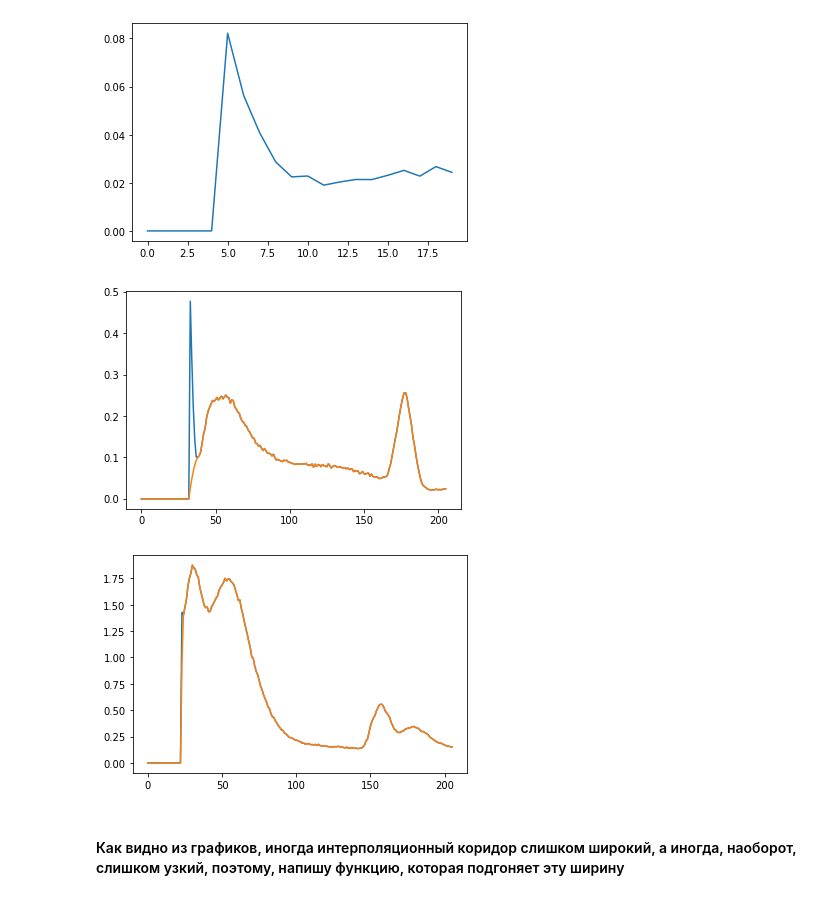
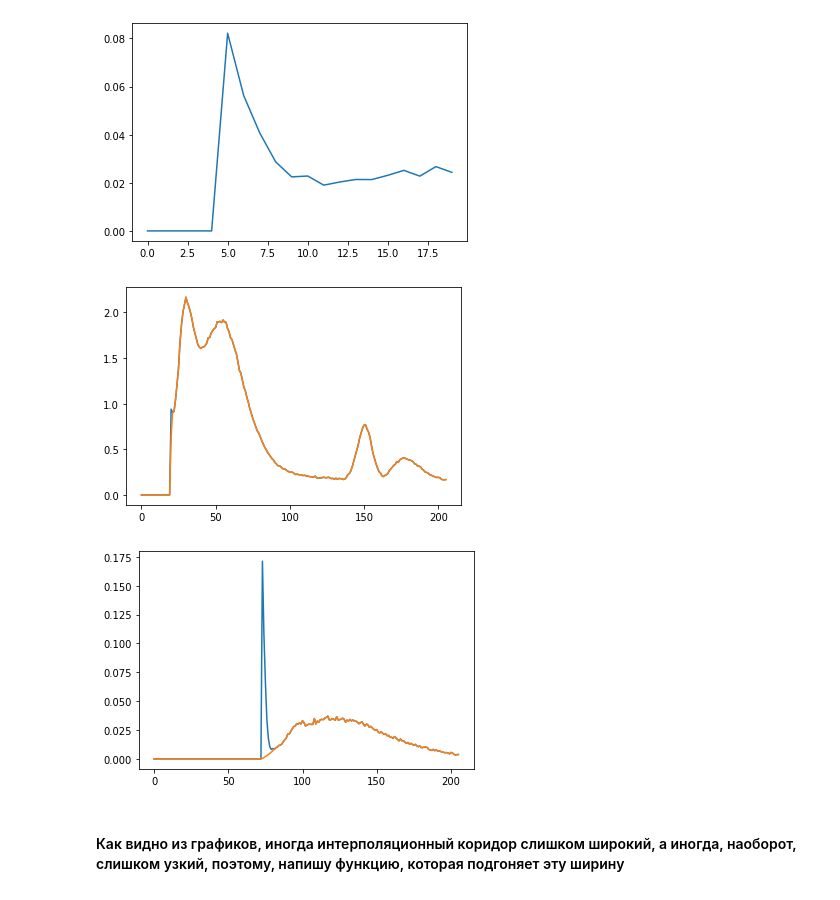
Before and after one commit to 89605502155/ML-repositry, a Jupyter notebook: new_interpolation.ipynb, the cells around one changed output. Cells and saved outputs as stored; diff of their text form; code cells hidden in the pictures.

```diff
--- a/new_interpolation.ipynb
+++ b/new_interpolation.ipynb
@@ -70,21 +70,3 @@ plt.show();
 # %%
 koef=3 #количество столбцов, которые будут отрезаны
 X=X[:,:,koef:]
-# %%
-ll=xw.columns.values[koef:] #колонки
-lrl=xw.index.values #строчки
-lrl=lrl.astype(float)
-ll=ll.astype(float)
-Xw=np.zeros([len(lrl),len(ll)]) #инициализирую массив нулей
-cons=3400
-def lo(t):
-    return  1/((1/t) - (cons/1e7))
-for i in range(0,len(lrl)):
-    for j in range(0,len(ll)):
-        if (
-                (math.fabs((2*ll[j])-(lrl[i]))<15) or
-                (math.fabs(ll[j]-(lrl[i]))<15) or
-                (math.fabs((2*lrl[i])-(lo(ll[j])))<15) or
-                (math.fabs(lrl[i]-lo(ll[j]))<15)):
-            Xw[i,j]=1.0  #собираю булеву матрицу
-Xw=Xw[:,koef:]
@@ -184,14 +171,14 @@ for i in range(0,X.shape[0]):
     for j in range(0,X.shape[2]):
         new_data[i,:,j]=function_4(X[i,:,j],lrl)
 # %%
-plt.plot(X[3,:,10])
-plt.plot(new_data[3,:,10])
+plt.plot(X[3,:,5])
+plt.plot(new_data[3,:,5])
 plt.show();
 # %% [output]
-[figure, old version]
+[figure, new version]
 # %%
-plt.plot(X[3,:,6])
-plt.plot(new_data[3,:,6])
+plt.plot(X[3,:,26])
+plt.plot(new_data[3,:,26])
 plt.show();
 # %% [output]
-[figure, old version]
+[figure, new version]
```
Also changed, not shown: parts of 9 cells of this notebook.
